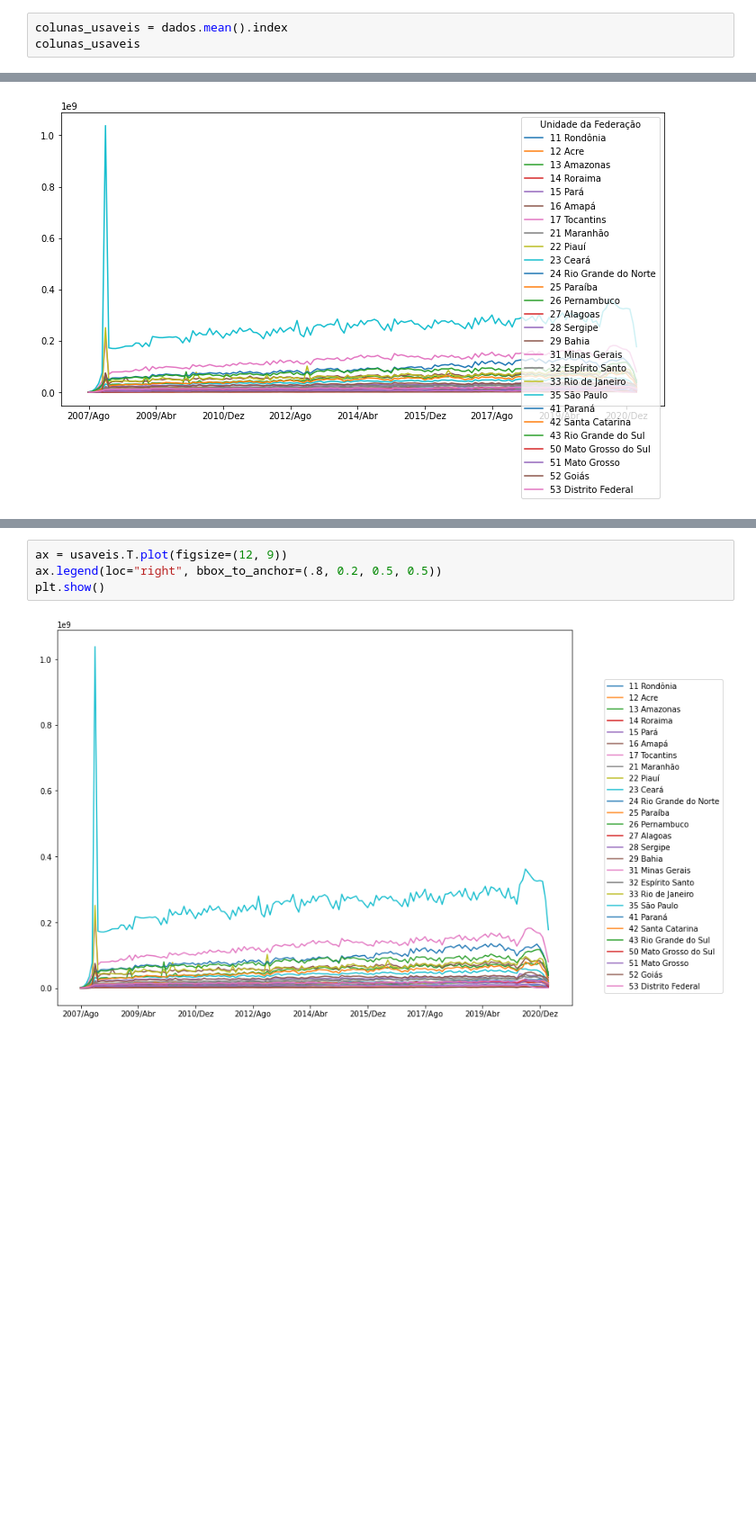
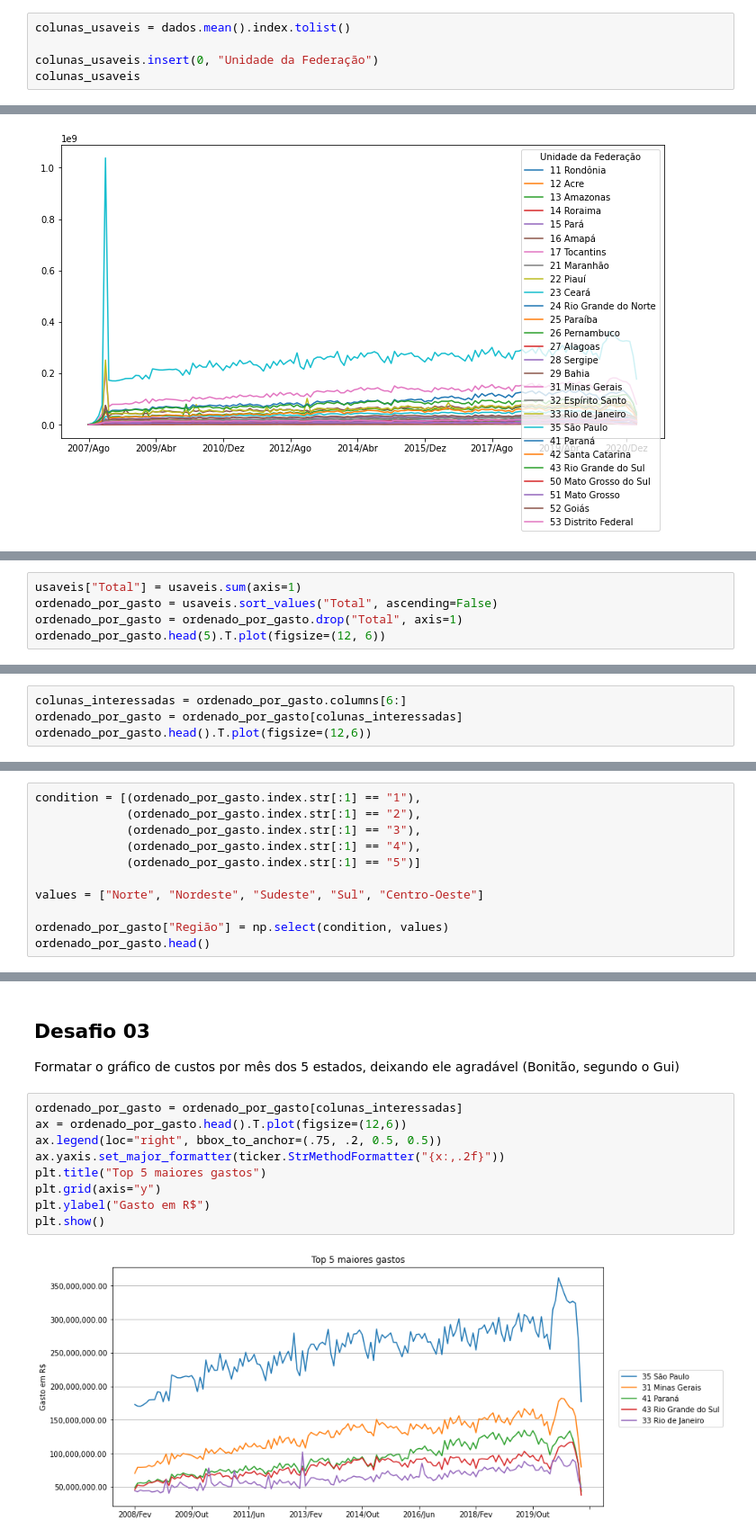
Before and after one commit to thiagoiori/Bootcamp_DS, a Jupyter notebook: Modulo01/Desafio03/Desafio03.ipynb, the cells around one changed output, grey strips where cells are left out. Shown at 90% size. Cells and saved outputs as stored; diff of their text form; blank space fills up the shorter version.

```diff
--- a/Modulo01/Desafio03/Desafio03.ipynb
+++ b/Modulo01/Desafio03/Desafio03.ipynb
@@ -72,4 +20,6 @@ Index(['2007/Ago', '2007/Set', '2007/Out', '2007/Nov', '2007/Dez', '2008/Jan',
 # %%
-colunas_usaveis = dados.mean().index
+colunas_usaveis = dados.mean().index.tolist()
+
+colunas_usaveis.insert(0, "Unidade da Federação")
 colunas_usaveis
 # %% [output]
@@ -235,0 +105,5 @@ Desafio 02: Plotar o gráfico de linha com apenas 5 estados de sua preferência
+# %%
+usaveis["Total"] = usaveis.sum(axis=1)
+ordenado_por_gasto = usaveis.sort_values("Total", ascending=False)
+ordenado_por_gasto = ordenado_por_gasto.drop("Total", axis=1)
+ordenado_por_gasto.head(5).T.plot(figsize=(12, 6))
@@ -235,0 +113,4 @@ Desafio 02: Plotar o gráfico de linha com apenas 5 estados de sua preferência
+# %%
+colunas_interessadas = ordenado_por_gasto.columns[6:]
+ordenado_por_gasto = ordenado_por_gasto[colunas_interessadas]
+ordenado_por_gasto.head().T.plot(figsize=(12,6))
@@ -235,0 +195,11 @@ Desafio 02: Plotar o gráfico de linha com apenas 5 estados de sua preferência
+# %%
+condition = [(ordenado_por_gasto.index.str[:1] == "1"),
+             (ordenado_por_gasto.index.str[:1] == "2"),
+             (ordenado_por_gasto.index.str[:1] == "3"),
+             (ordenado_por_gasto.index.str[:1] == "4"),
+             (ordenado_por_gasto.index.str[:1] == "5")]
+
+values = ["Norte", "Nordeste", "Sudeste", "Sul", "Centro-Oeste"]
+
+ordenado_por_gasto["Região"] = np.select(condition, values)
+ordenado_por_gasto.head()
@@ -236,6 +215,14 @@ Desafio 02: Plotar o gráfico de linha com apenas 5 estados de sua preferência
+# %% [markdown]
+## Desafio 03
+Formatar o gráfico de custos por mês dos 5 estados, deixando ele agradável (Bonitão, segundo o Gui)
 # %%
-ax = usaveis.T.plot(figsize=(12, 9))
-ax.legend(loc="right", bbox_to_anchor=(.8, 0.2, 0.5, 0.5))
+ordenado_por_gasto = ordenado_por_gasto[colunas_interessadas]
+ax = ordenado_por_gasto.head().T.plot(figsize=(12,6))
+ax.legend(loc="right", bbox_to_anchor=(.75, .2, 0.5, 0.5))
+ax.yaxis.set_major_formatter(ticker.StrMethodFormatter("{x:,.2f}"))
+plt.title("Top 5 maiores gastos")
+plt.grid(axis="y")
+plt.ylabel("Gasto em R$")
 plt.show()
 # %% [output]
-[figure, old version]
+[figure, new version]
```
Also changed, not shown: parts of 33 cells of this notebook.
